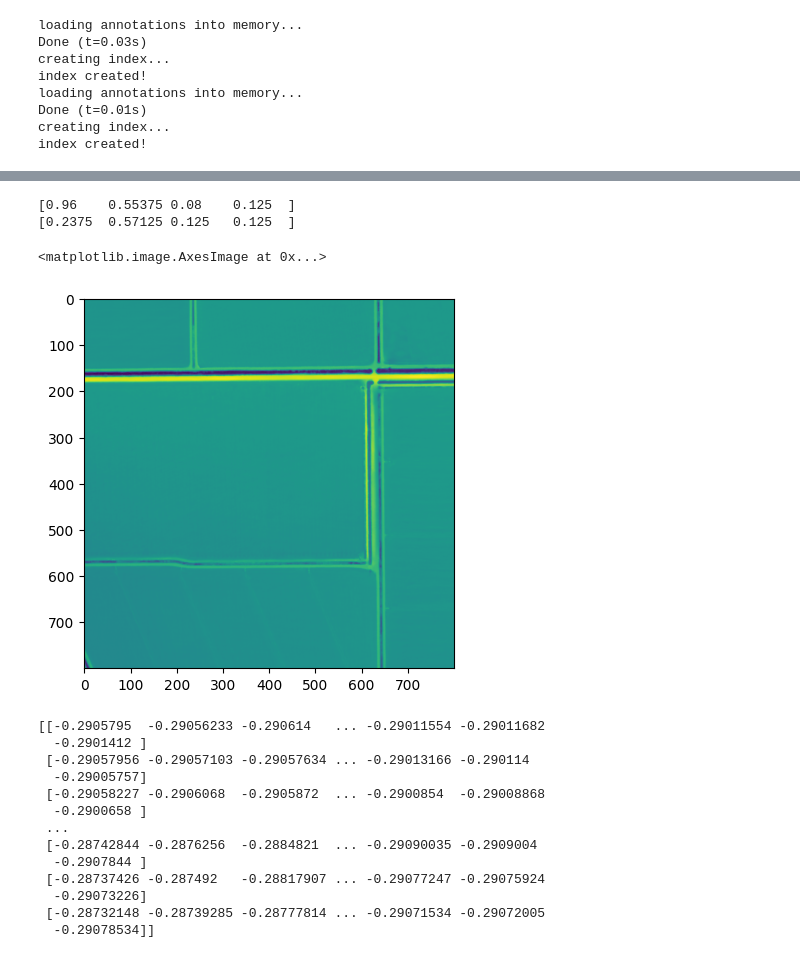
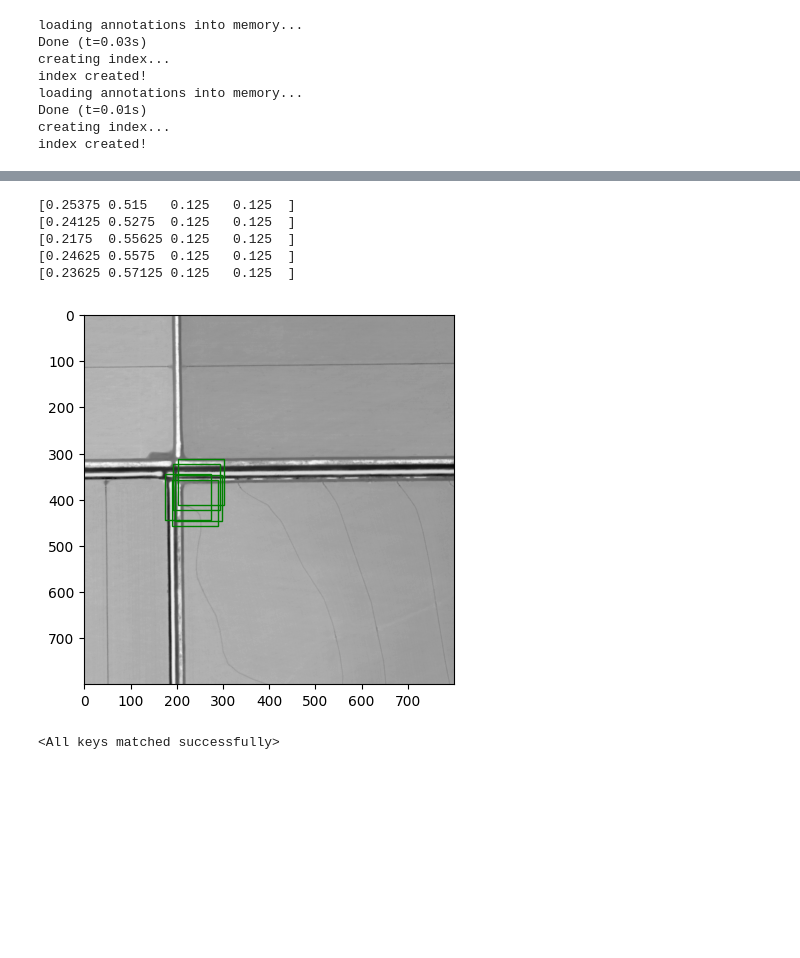
Before and after one commit to amirhnazerii/Transformer_OD_TPU, a Jupyter notebook: dataset-preparation/visualize_dataset.ipynb, the cells around one changed output, grey strips where cells are left out. Saved outputs shown, nothing was run; the diff lists cells and outputs as text; code cells hidden in the pictures; blank space fills up the shorter version.

```diff
--- a/dataset-preparation/visualize_dataset.ipynb
+++ b/dataset-preparation/visualize_dataset.ipynb
@@ -57,5 +57,3 @@ data_loader_train = DataLoader(dataset_train, batch_sampler=batch_sampler_train,
                                 collate_fn=utils.collate_fn, num_workers=args.num_workers)
 data_loader_val = DataLoader(dataset_val, args.batch_size, sampler=sampler_val,
                             drop_last=False, collate_fn=utils.collate_fn, num_workers=args.num_workers)
-# %%
-first_batch = next(iter(data_loader_train))
@@ -81,6 +60,18 @@ first_batch[1]
 # %%
-for box in first_batch[1][0]['boxes']:
-    print (box.cpu().numpy())
+def plot_img_and_bbox(sample):
+    fig, ax = plt.subplots()
+    image = sample[0].tensors[1].cpu().numpy()[0,:,:]
+    ax.imshow(image, cmap='Greys')
+
+    for box in sample[1][1]['boxes']:
+        bbox = box.cpu().numpy()
+        print(bbox)
+        s = 800
+        x = bbox[0] * s
+        y = bbox[1] * s - bbox[3] * s #convert ymax to ymin
+        w = bbox[2] * s
+        h = bbox[3] * s
+
+        rect = patches.Rectangle((x,y),w,h, linewidth=1, edgecolor='g', facecolor='none')
+
+        ax.add_patch(rect)
-# %% [output]
-[0.96    0.55375 0.08    0.125  ]
-[0.2375  0.57125 0.125   0.125  ]
@@ -89,21 +77,0 @@ sample = first_batch[0].tensors[0].cpu().numpy()
-# %%
-plt.imshow(sample[0,:,:])
-# %% [output]
-<matplotlib.image.AxesImage at 0x...>
-[figure, removed]
-# %%
-print(sample[0,:,:])
-# %% [output]
-[[-0.2905795  -0.29056233 -0.290614   ... -0.29011554 -0.29011682
-  -0.2901412 ]
- [-0.29057956 -0.29057103 -0.29057634 ... -0.29013166 -0.290114
-  -0.29005757]
- [-0.29058227 -0.2906068  -0.2905872  ... -0.2900854  -0.29008868
-  -0.2900658 ]
- ...
- [-0.28742844 -0.2876256  -0.2884821  ... -0.29090035 -0.2909004
-  -0.2907844 ]
- [-0.28737426 -0.287492   -0.28817907 ... -0.29077247 -0.29075924
-  -0.29073226]
- [-0.28732148 -0.28739285 -0.28777814 ... -0.29071534 -0.29072005
-  -0.29078534]]
@@ -109,0 +80,9 @@ print(sample[0,:,:])
+# %%
+plot_img_and_bbox(first_batch)
+# %% [output]
+[0.25375 0.515   0.125   0.125  ]
+[0.24125 0.5275  0.125   0.125  ]
+[0.2175  0.55625 0.125   0.125  ]
+[0.24625 0.5575  0.125   0.125  ]
+[0.23625 0.57125 0.125   0.125  ]
+[figure, added]
@@ -109,0 +93,7 @@ print(sample[0,:,:])
+# %%
+checkpoint_path = 'https://dl.fbaipublicfiles.com/detr/detr-r50-e632da11.pth'
+checkpoint = torch.hub.load_state_dict_from_url(
+                checkpoint_path, map_location='cpu', check_hash=True)
+model.load_state_dict(checkpoint['model'])
+# %% [output]
+<All keys matched successfully>
```
Also changed, not shown: parts of 9 cells of this notebook, 2 other files.
